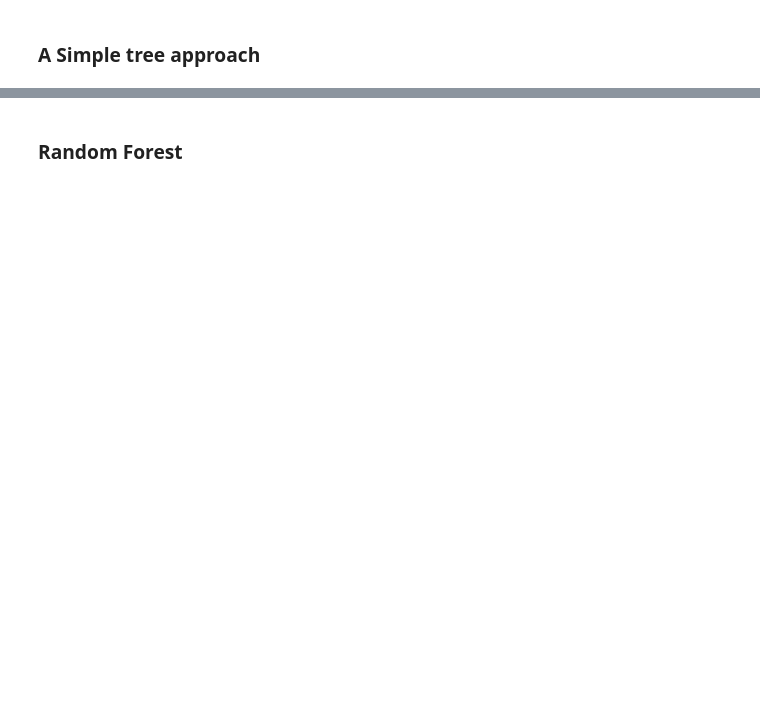
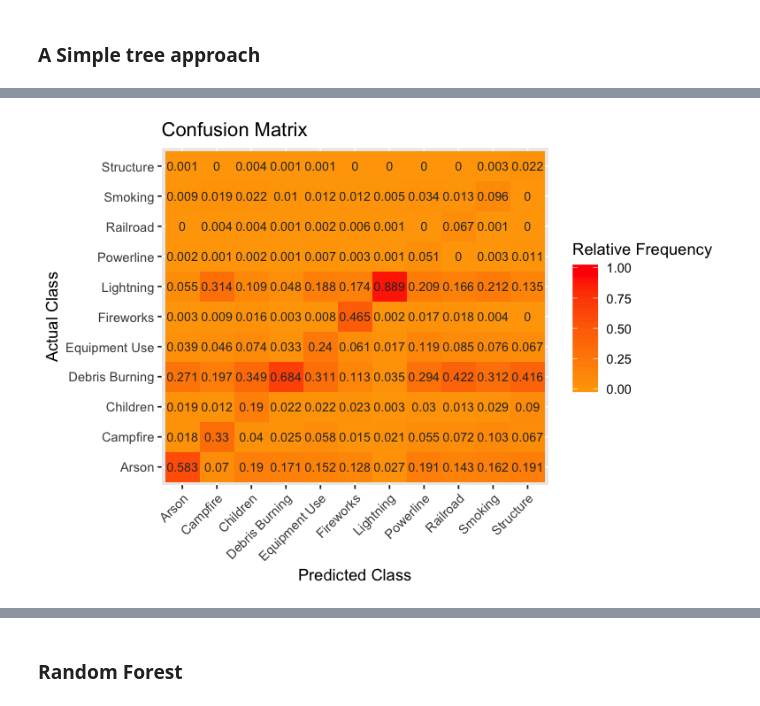
Before and after one commit to andrewdnolan/US_WildFires, a Jupyter notebook: FIRES_REPORT.ipynb, the cells around one changed output, grey strips where cells are left out. Cells and saved outputs as stored; diff of their text form; code cells hidden in the pictures; blank space fills up the shorter version.

```diff
--- a/FIRES_REPORT.ipynb
+++ b/FIRES_REPORT.ipynb
@@ -318,0 +321,5 @@ ERROR: Error in eval(lhs, parent, parent): object 'rf_pred' not found
+# %%
+options(repr.plot.width=6.5, repr.plot.height=4.5, jupyter.plot_mimetypes = 'image/png')
+confusion_matrix(validation = bagging_pred$STAT_CAUSE_DESCR, predicted = bagging_pred$EstCODE )
+# %% [output]
+[figure, added]
```
Also changed, not shown: parts of 44 cells of this notebook, 1 other file.
